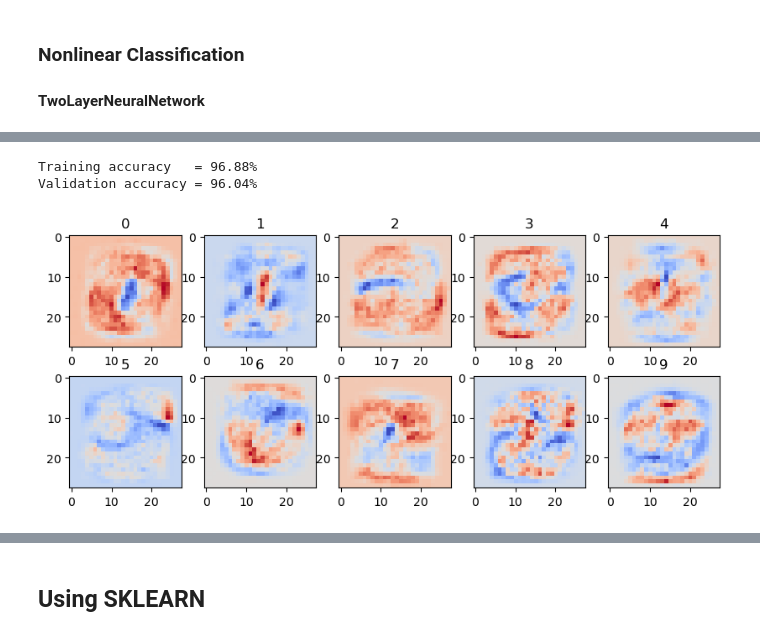
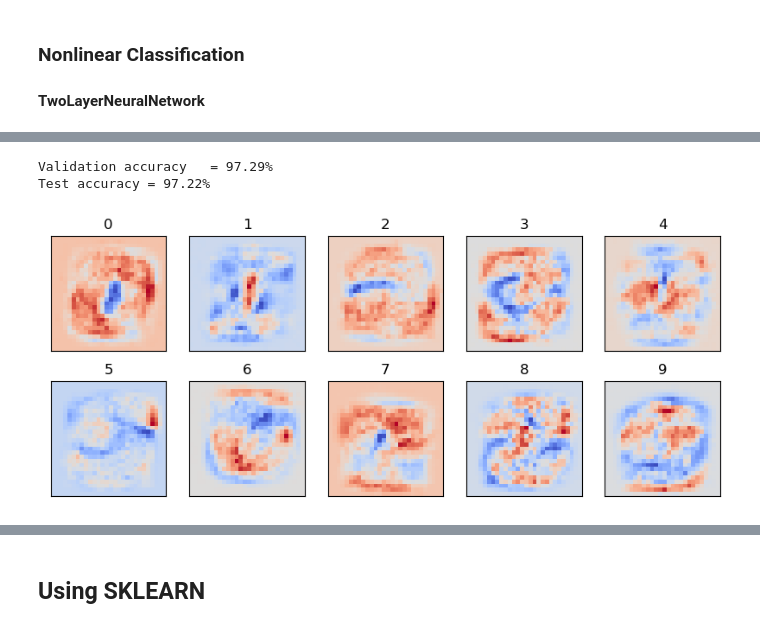
Before and after one commit to MORTAZAD66/ML_Practice, a Jupyter notebook: NN/NN-Demo.ipynb, the cells around one changed output, grey strips where cells are left out. Drawn from its saved outputs; the diff is of its cells as text; code cells hidden in the pictures.

```diff
--- a/NN/NN-Demo.ipynb
+++ b/NN/NN-Demo.ipynb
@@ -235,8 +240,8 @@ plt.figure(figsize=(10, 4))
 for i in range(10):
     plt.subplot(2, 5, i+1)
     plt.imshow(W[:, i].reshape((28, 28)), cmap=plt.cm.coolwarm)
-    #plt.xticks([])
-    #plt.yticks([])
+    plt.xticks([])
+    plt.yticks([])
     plt.title("%d" % i)
 plt.show()
 # %% [output]
@@ -390,24 +392,24 @@ losses = mlp.train(X_train, y_train, X_valid, y_valid,
 # %%
-train_acc = accuracy(mlp.predict(X_train), y_train)
-print("Training accuracy   = {:.2f}%".format(train_acc))
+train_acc = accuracy(mlp.predict(X_valid), y_valid)
+print("Validation accuracy   = {:.2f}%".format(train_acc))
 
 test_acc = accuracy(mlp.predict(X_test), y_test)
-print("Validation accuracy = {:.2f}%".format(test_acc))
+print("Test accuracy = {:.2f}%".format(test_acc))
 # %% [output]
-Training accuracy   = 96.88%
-Validation accuracy = 96.04%
+Validation accuracy   = 97.29%
+Test accuracy = 97.22%
 # %%
 plt.figure(figsize=(10, 4))
 
 for i in range(10):
     plt.subplot(2, 5, i+1)
     plt.imshow(W[:, i].reshape((28, 28)), cmap=plt.cm.coolwarm)
-    #plt.xticks([])
-    #plt.yticks([])
+    plt.xticks([])
+    plt.yticks([])
     plt.title("%d" % i)
 plt.show()
 # %% [output]
-[figure, old version]
+[figure, new version]
 # %%
 from sklearn.metrics import confusion_matrix
 import seaborn as sns
```
Also changed, not shown: parts of 13 cells of this notebook.
